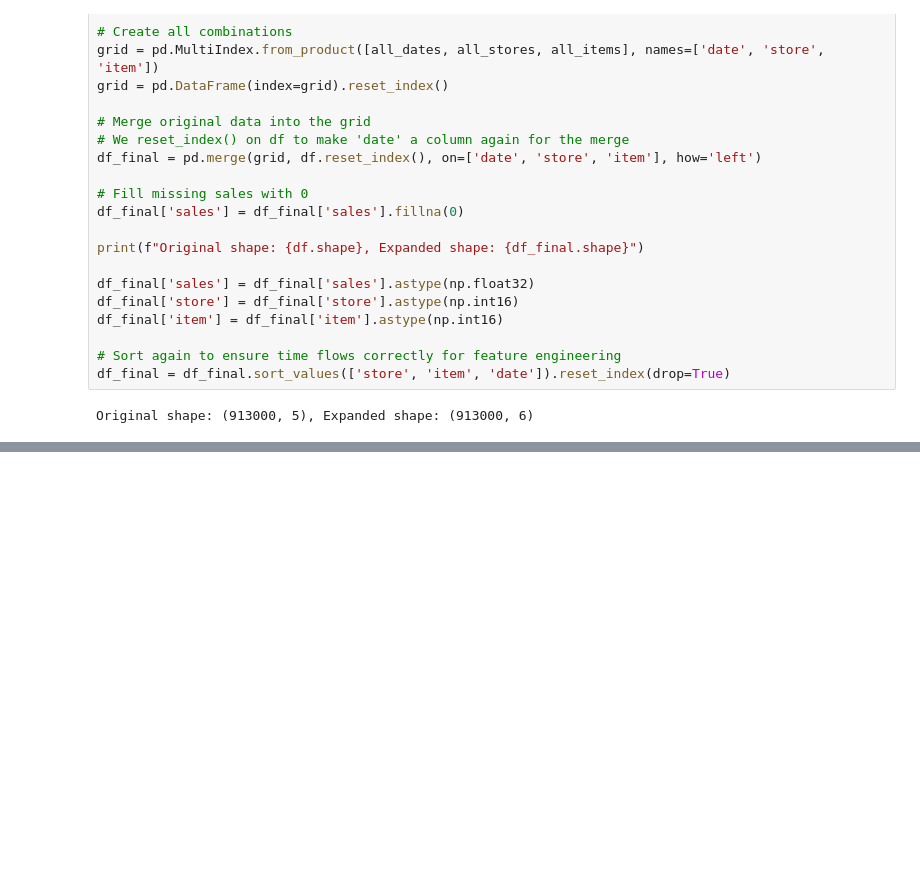
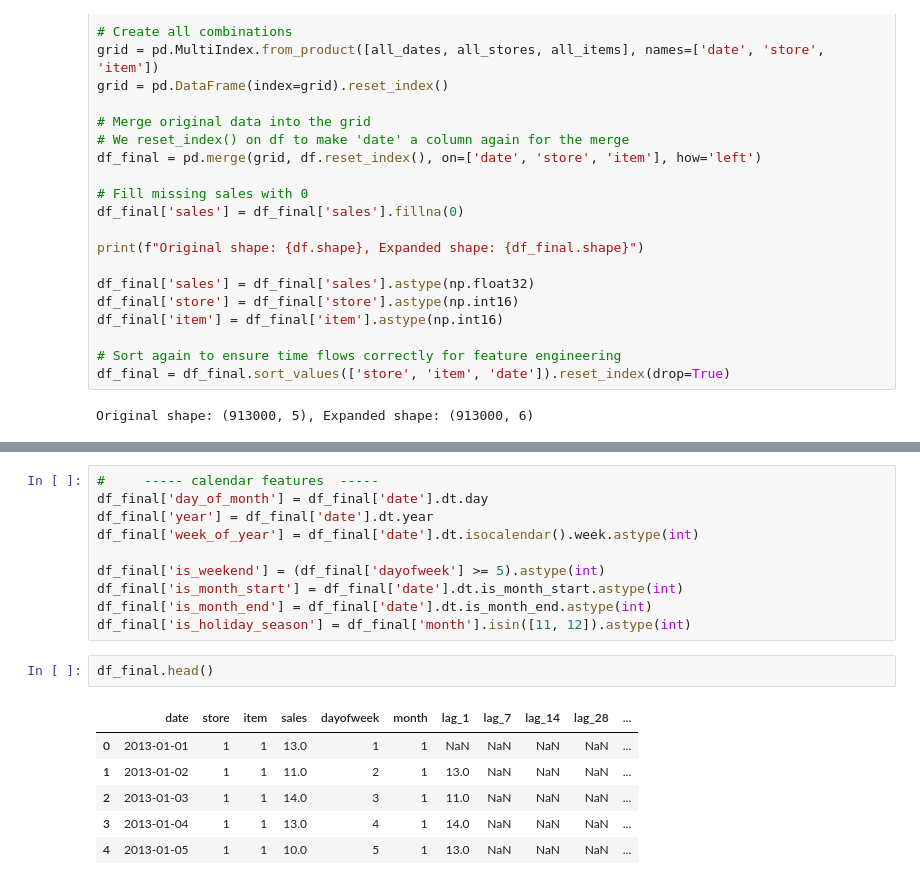
Before and after one commit to Harsha081459/Retail-Demand-Forecasting, a Jupyter notebook: notebook.ipynb, the cells around one changed output, grey strips where cells are left out. Drawn from its saved outputs; the diff is of its cells as text; blank space fills up the shorter version.

```diff
--- a/notebook.ipynb
+++ b/notebook.ipynb
@@ -183,0 +302,19 @@ Original shape: (913000, 5), Expanded shape: (913000, 6)
+# %%
+#     ----- calendar features  -----
+df_final['day_of_month'] = df_final['date'].dt.day
+df_final['year'] = df_final['date'].dt.year
+df_final['week_of_year'] = df_final['date'].dt.isocalendar().week.astype(int)
+
+df_final['is_weekend'] = (df_final['dayofweek'] >= 5).astype(int)
+df_final['is_month_start'] = df_final['date'].dt.is_month_start.astype(int)
+df_final['is_month_end'] = df_final['date'].dt.is_month_end.astype(int)
+df_final['is_holiday_season'] = df_final['month'].isin([11, 12]).astype(int)
+# %%
+df_final.head()
+# %% [output]
+|  | date | store | item | sales | dayofweek | month | lag_1 | lag_7 | lag_14 | lag_28 | ... |
+| 0 | 2013-01-01 | 1 | 1 | 13.0 | 1 | 1 | NaN | NaN | NaN | NaN | ... |
+| 1 | 2013-01-02 | 1 | 1 | 11.0 | 2 | 1 | 13.0 | NaN | NaN | NaN | ... |
+| 2 | 2013-01-03 | 1 | 1 | 14.0 | 3 | 1 | 11.0 | NaN | NaN | NaN | ... |
+| 3 | 2013-01-04 | 1 | 1 | 13.0 | 4 | 1 | 14.0 | NaN | NaN | NaN | ... |
+| 4 | 2013-01-05 | 1 | 1 | 10.0 | 5 | 1 | 13.0 | NaN | NaN | NaN | ... |
```
Also changed, not shown: parts of 9 cells of this notebook.
